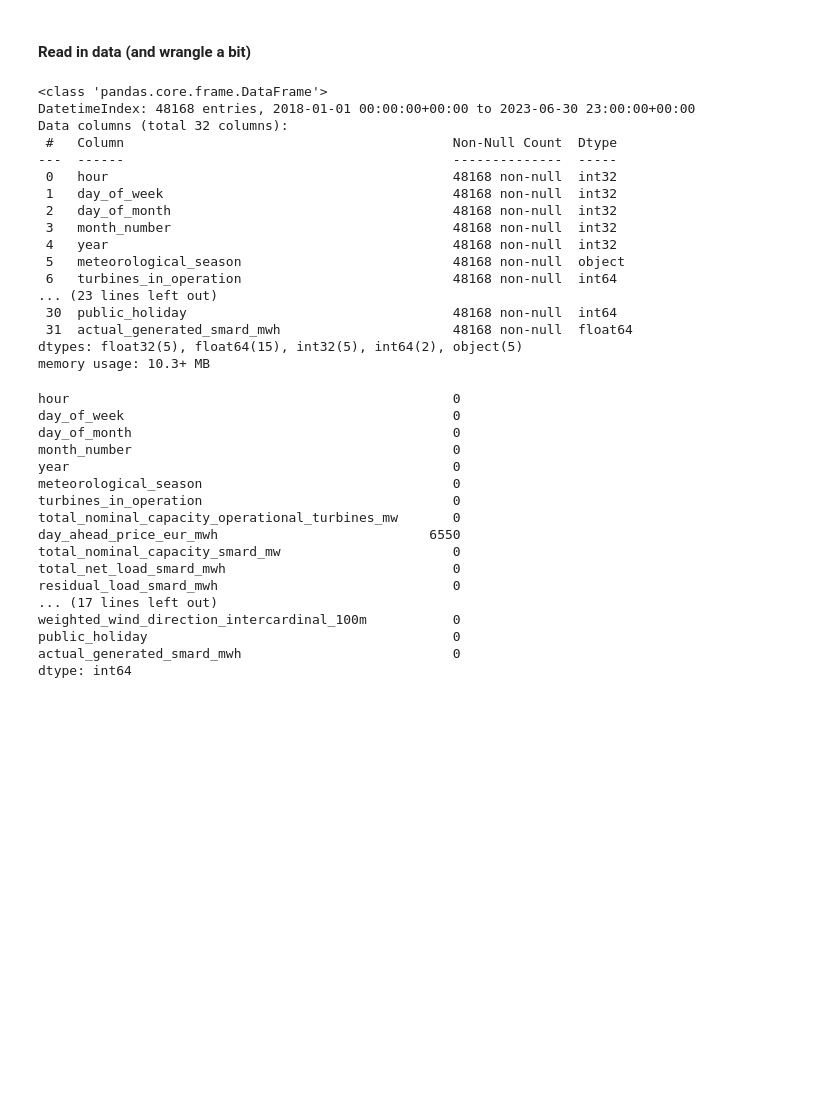
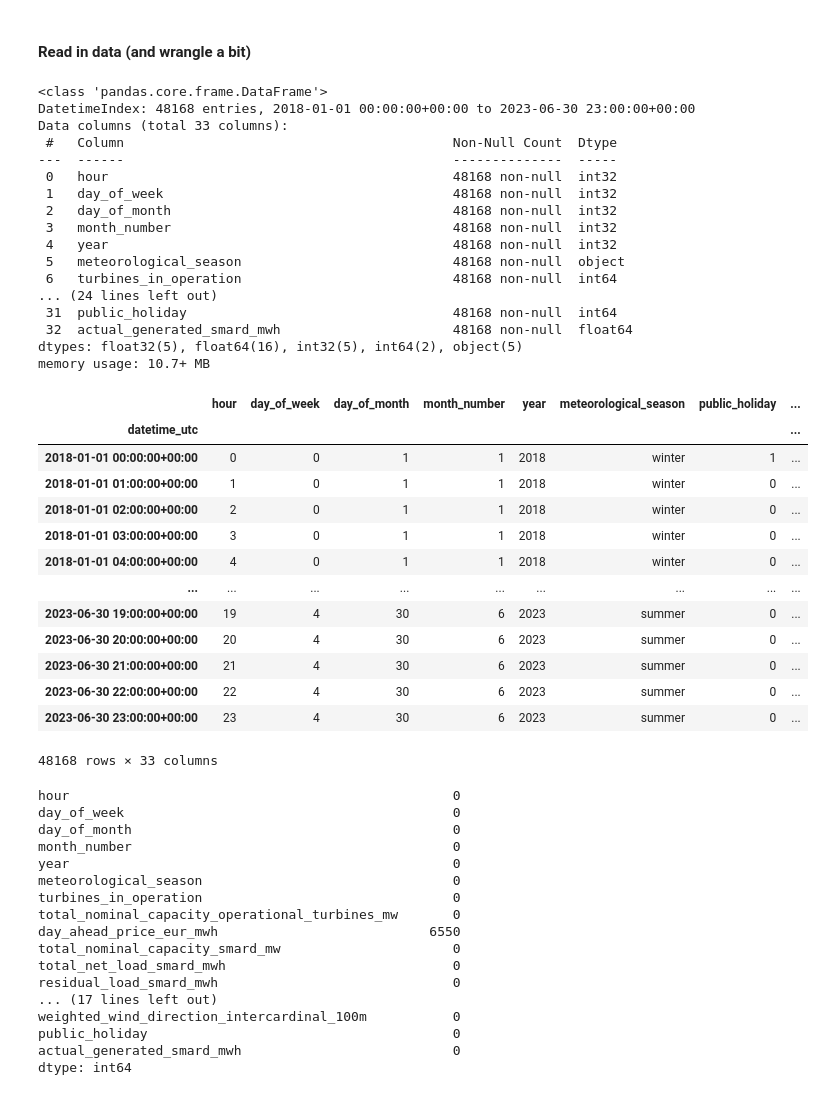
Before and after one commit to meteoviz/wind_power_forecasting_germany, a Jupyter notebook: notebooks/exploratory_analysis.ipynb, the cells around one changed output. Drawn from its saved outputs; the diff is of its cells as text; code cells hidden in the pictures; blank space fills up the shorter version.

```diff
--- a/notebooks/exploratory_analysis.ipynb
+++ b/notebooks/exploratory_analysis.ipynb
@@ -25,17 +25,17 @@ df = pd.read_pickle(data_push_path / 'df_main_smard_era5_final.pkl')
 # drop CET datetime column; no longer needed
 df.drop(columns=['datetime_cet'], inplace=True)
 # move label/target to the end of the dataframe
-rearranged_columns = [col for col in df.columns if col != 'actual_generated_smard_mwh'] + ['actual_generated_smard_mwh']
-df = df[rearranged_columns]
-# split SMARD forecasted feature since I don't want to use this in model training; then drop from df
-smard_forecasted_generation_series = df['forecasted_generation_smard_mwh']
-df.drop(columns=['forecasted_generation_smard_mwh'], inplace=True)
+# rearranged_columns = [col for col in df.columns if col != 'actual_generated_smard_mwh'] + ['actual_generated_smard_mwh']
+# df = df[rearranged_columns]
+# split off SMARD forecasted and actuals into separate dataframe and drop SMARD forecasted
+# df_smard_preds_vs_actuals = df.loc[:, ['forecasted_generation_smard_mwh', 'actual_generated_smard_mwh']].copy()
+# df.drop(columns=['forecasted_generation_smard_mwh'], inplace=True)
 
 df.info()
 # %% [output]
 <class 'pandas.core.frame.DataFrame'>
 DatetimeIndex: 48168 entries, 2018-01-01 00:00:00+00:00 to 2023-06-30 23:00:00+00:00
-Data columns (total 32 columns):
+Data columns (total 33 columns):
  #   Column                                          Non-Null Count  Dtype
 ---  ------                                          --------------  -----
  0   hour                                            48168 non-null  int32
@@ -45,8 +45,8 @@ Data columns (total 32 columns):
  4   year                                            48168 non-null  int32
  5   meteorological_season                           48168 non-null  object
  6   turbines_in_operation                           48168 non-null  int64
-... (23 lines left out)
- 30  public_holiday                                  48168 non-null  int64
- 31  actual_generated_smard_mwh                      48168 non-null  float64
-dtypes: float32(5), float64(15), int32(5), int64(2), object(5)
-memory usage: 10.3+ MB
+... (24 lines left out)
+ 31  public_holiday                                  48168 non-null  int64
+ 32  actual_generated_smard_mwh                      48168 non-null  float64
+dtypes: float32(5), float64(16), int32(5), int64(2), object(5)
+memory usage: 10.7+ MB
@@ -53,3 +104,20 @@ memory usage: 10.3+ MB
+# %%
+df[desired_column_order]
+# %% [output]
+|  | hour | day_of_week | day_of_month | month_number | year | meteorological_season | public_holiday | ... |
+| datetime_utc |  |  |  |  |  |  |  | ... |
+| 2018-01-01 00:00:00+00:00 | 0 | 0 | 1 | 1 | 2018 | winter | 1 | ... |
+| 2018-01-01 01:00:00+00:00 | 1 | 0 | 1 | 1 | 2018 | winter | 0 | ... |
+| 2018-01-01 02:00:00+00:00 | 2 | 0 | 1 | 1 | 2018 | winter | 0 | ... |
+| 2018-01-01 03:00:00+00:00 | 3 | 0 | 1 | 1 | 2018 | winter | 0 | ... |
+| 2018-01-01 04:00:00+00:00 | 4 | 0 | 1 | 1 | 2018 | winter | 0 | ... |
+| ... | ... | ... | ... | ... | ... | ... | ... | ... |
+| 2023-06-30 19:00:00+00:00 | 19 | 4 | 30 | 6 | 2023 | summer | 0 | ... |
+| 2023-06-30 20:00:00+00:00 | 20 | 4 | 30 | 6 | 2023 | summer | 0 | ... |
+| 2023-06-30 21:00:00+00:00 | 21 | 4 | 30 | 6 | 2023 | summer | 0 | ... |
+| 2023-06-30 22:00:00+00:00 | 22 | 4 | 30 | 6 | 2023 | summer | 0 | ... |
+| 2023-06-30 23:00:00+00:00 | 23 | 4 | 30 | 6 | 2023 | summer | 0 | ... |
+48168 rows × 33 columns
 # %%
 # Separate these ERA5 and ERA5-derived param groups for quicker selections later
 weighted_wx_features = [
```
Also changed, not shown: parts of 2 cells of this notebook, 1 other file.
